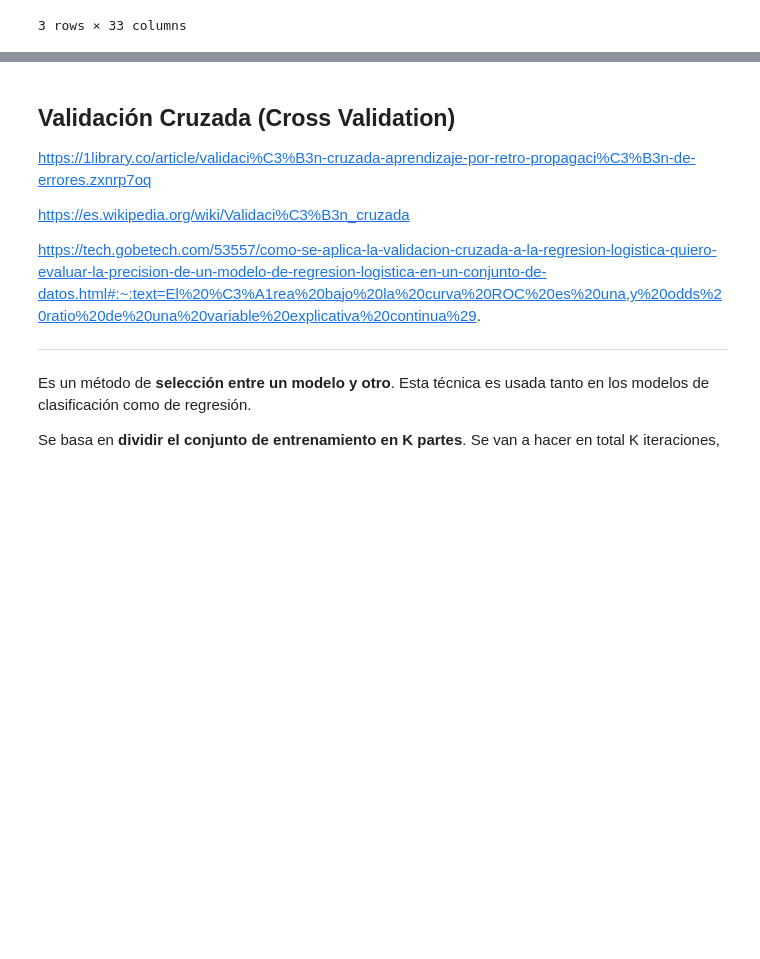
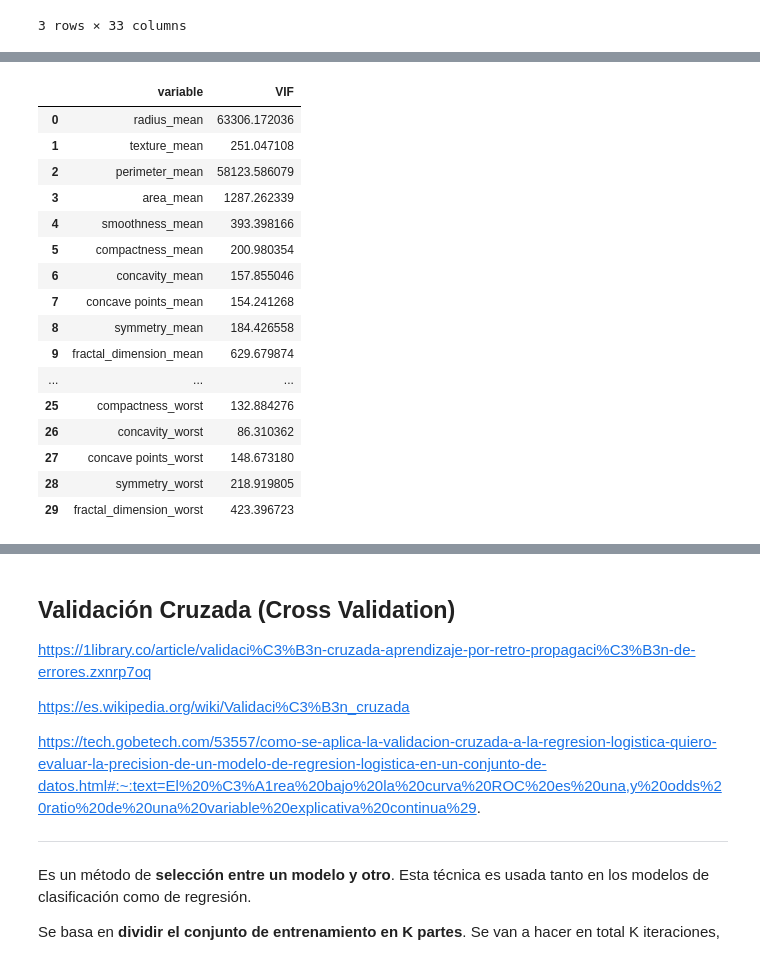
Before and after one commit to marcoandresv/DS_Consorci_2025, a Jupyter notebook: 6.- Modelos ML/3.- Featuring ML models/Featuring_ML_models.ipynb, the cells around one changed output, grey strips where cells are left out. Drawn from its saved outputs; the diff is of its cells as text; code cells hidden in the pictures; blank space fills up the shorter version.

```diff
--- a/6.- Modelos ML/3.- Featuring ML models/Featuring_ML_models.ipynb
+++ b/6.- Modelos ML/3.- Featuring ML models/Featuring_ML_models.ipynb
@@ -40,5 +47,5 @@ warnings.filterwarnings("ignore")
 # %%
-cancer = pd.read_csv('../Data/Modelos ML/breast-cancer.csv', sep = ';')
+cancer = pd.read_csv('../../../Data/Modelos ML/breast-cancer.csv', sep = ';')
 diagnosis={'M': 1, 'B': 0}
 
 def encode(dic, x):
@@ -64,0 +109,33 @@ X_train_rus, y_train_rus= rus.fit_resample(X_train, y_train)
+# %%
+X_VIF = cancer[['radius_mean', 'texture_mean', 'perimeter_mean',
+       'area_mean', 'smoothness_mean', 'compactness_mean', 'concavity_mean',
+       'concave points_mean', 'symmetry_mean', 'fractal_dimension_mean',
+       'radius_se', 'texture_se', 'perimeter_se', 'area_se', 'smoothness_se',
+       'compactness_se', 'concavity_se', 'concave points_se', 'symmetry_se',
+       'fractal_dimension_se', 'radius_worst', 'texture_worst',
+       'perimeter_worst', 'area_worst', 'smoothness_worst',
+       'compactness_worst', 'concavity_worst', 'concave points_worst',
+       'symmetry_worst', 'fractal_dimension_worst']]
+vif_data = pd.DataFrame()
+vif_data["variable"] = X_VIF.columns
+vif_data["VIF"] = [variance_inflation_factor(X_VIF.values, i) for i in range(X_VIF.shape[1])]
+
+vif_data
+# %% [output]
+|  | variable | VIF |
+| 0 | radius_mean | 63306.172036 |
+| 1 | texture_mean | 251.047108 |
+| 2 | perimeter_mean | 58123.586079 |
+| 3 | area_mean | 1287.262339 |
+| 4 | smoothness_mean | 393.398166 |
+| 5 | compactness_mean | 200.980354 |
+| 6 | concavity_mean | 157.855046 |
+| 7 | concave points_mean | 154.241268 |
+| 8 | symmetry_mean | 184.426558 |
+| 9 | fractal_dimension_mean | 629.679874 |
+| ... | ... | ... |
+| 25 | compactness_worst | 132.884276 |
+| 26 | concavity_worst | 86.310362 |
+| 27 | concave points_worst | 148.673180 |
+| 28 | symmetry_worst | 218.919805 |
+| 29 | fractal_dimension_worst | 423.396723 |
```
Also changed, not shown: parts of 14 cells of this notebook.
